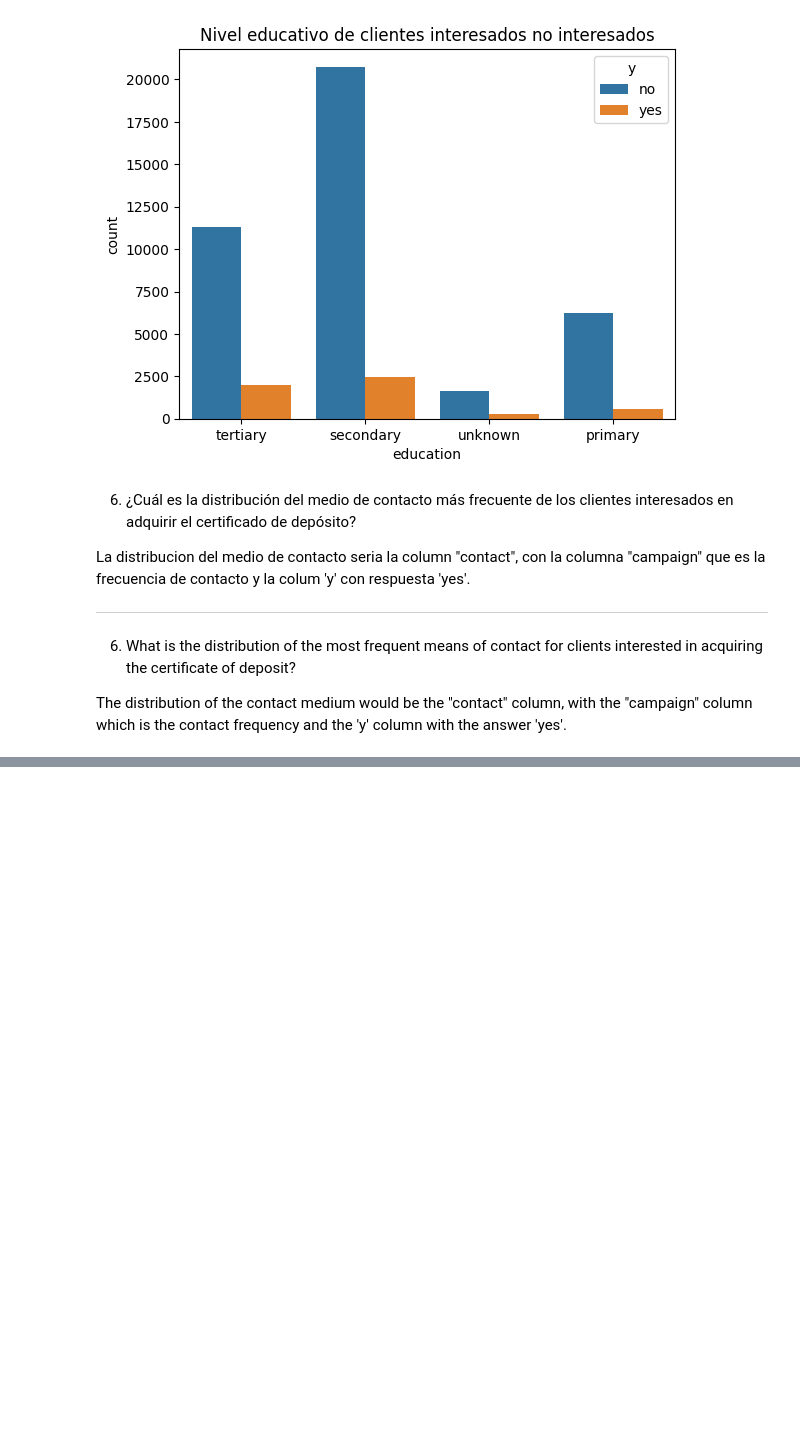
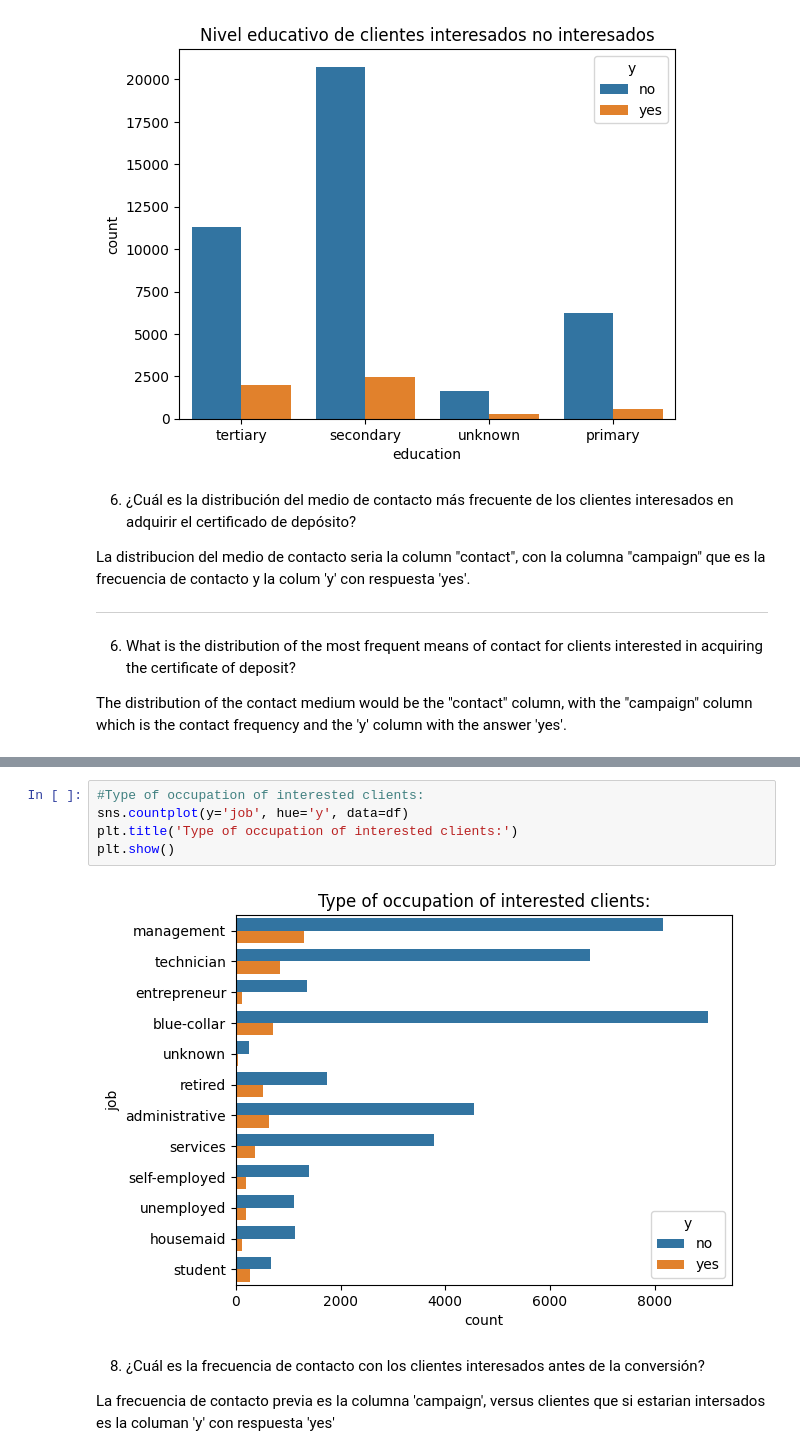
Before and after one commit to AndrewsJascoro/DataAnalyts_Mintic_Talento_Tech, a Jupyter notebook: Exercises_only_to_DA_class.ipynb, the cells around one changed output, grey strips where cells are left out. Drawn from its saved outputs; the diff is of its cells as text; blank space fills up the shorter version.

```diff
--- a/Exercises_only_to_DA_class.ipynb
+++ b/Exercises_only_to_DA_class.ipynb
@@ -934,0 +1101,11 @@ The distribution of the contact medium would be the "contact" column, with the "
+# %%
+#Type of occupation of interested clients:
+sns.countplot(y='job', hue='y', data=df)
+plt.title('Type of occupation of interested clients:')
+plt.show()
+# %% [output]
+[figure, added]
+# %% [markdown]
+8. ¿Cuál es la frecuencia de contacto con los clientes interesados antes de la conversión?
+
+La frecuencia de contacto previa es la columna 'campaign', versus clientes que si estarian intersados es la columan 'y' con respuesta 'yes'
```
Also changed, not shown: parts of 5 cells of this notebook.
